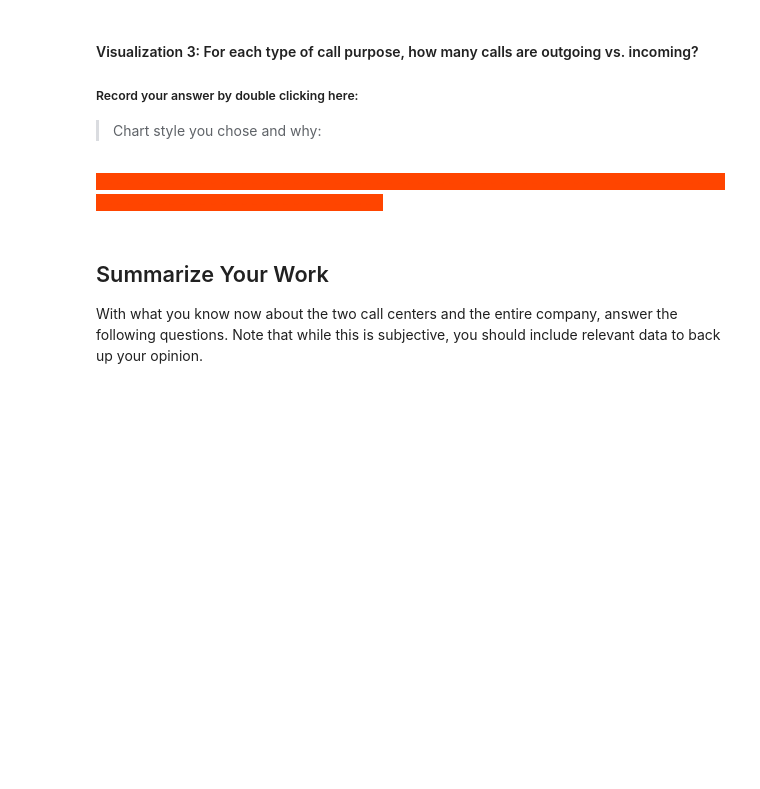
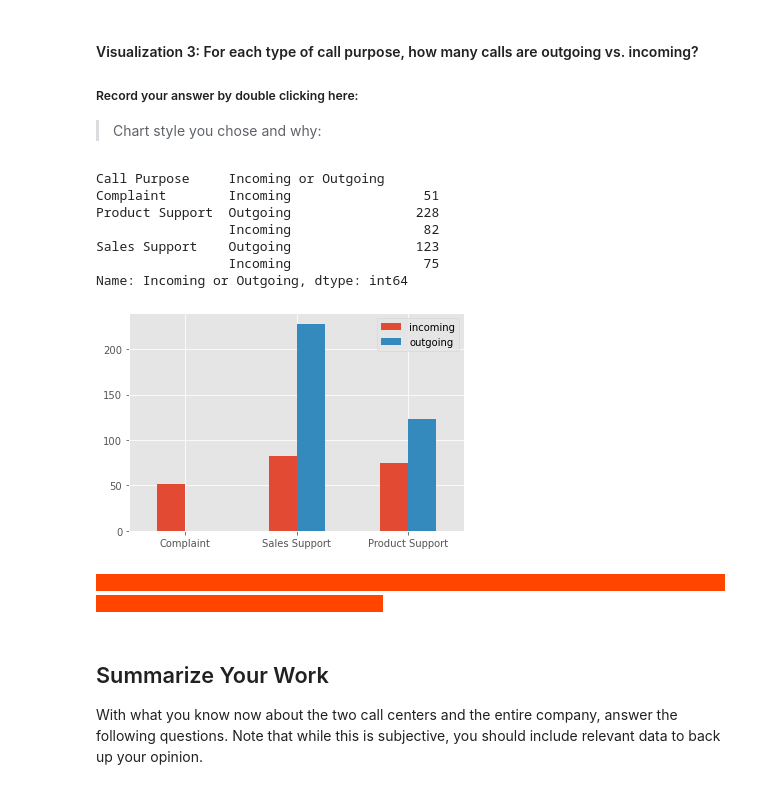
Before and after one commit to ARichards25/call-center-cleanup-assignment, a Jupyter notebook: Call_Center_Cleanup.ipynb, the cells around one changed output. Drawn from its saved outputs; the diff is of its cells as text; code cells hidden in the pictures; blank space fills up the shorter version.

```diff
--- a/Call_Center_Cleanup.ipynb
+++ b/Call_Center_Cleanup.ipynb
@@ -299,17 +517,35 @@ service_level["Service Level %"] = service_level["Calls_x"]/service_level["Calls
 # %%
 # Create visualization 3 here:
 # The three dictionaries, complaints, sales_support, and product_support, have the information you need
 
 purpose_group = df.groupby("Call Purpose")
 call_purpose = ["Complaint", "Product Support", "Sales Support"]
 purpose_counts = purpose_group["Incoming or Outgoing"].value_counts()
 print(purpose_counts)
 
 complaints = purpose_counts["Complaint"].to_dict()
 sales_support = purpose_counts["Sales Support"].to_dict()
 product_support = purpose_counts["Product Support"].to_dict()
 
+
+index = ['Complaint', 'Sales Support', 'Product Support']
+incoming= [51,82,75]
+outgoing= [0, 228, 123]
+df = pd.DataFrame({"incoming": incoming, 'outgoing': outgoing}, index=index)
+
+df
+
 #Your Code Here:
+ax=df.plot.bar(rot=0)
+# %% [output]
+Call Purpose     Incoming or Outgoing
+Complaint        Incoming                 51
+Product Support  Outgoing                228
+                 Incoming                 82
+Sales Support    Outgoing                123
+                 Incoming                 75
+Name: Incoming or Outgoing, dtype: int64
+[figure, added]
 # %% [markdown]
 <span style="background-color:orangered; color:orangered;">- - - - - - - - - - - - - - - - - - - - - - - - - - - - - - - - - - - - - - - - - - - - - - - - - - - - - - - - - - - - - - - - - - - - - - - - - - - - - - - - - - - - - - - - -</span>
 # %% [markdown]
```
Also changed, not shown: parts of 34 cells of this notebook.
